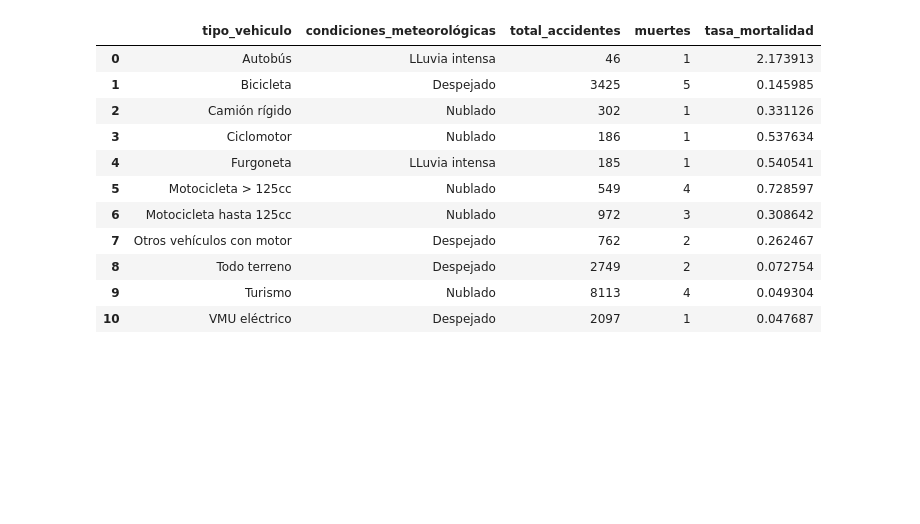
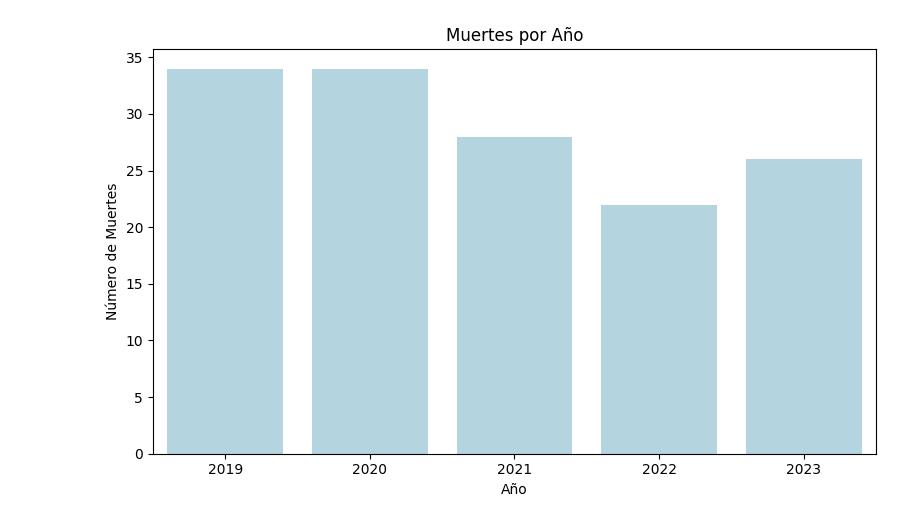
Before and after one commit to Porpi01/Madrid-traffic-accidents-analysis, a Jupyter notebook: Madrid_traffic_accidents.ipynb, the cells around one changed output. Cells and saved outputs as stored; diff of their text form; code cells hidden in the pictures; blank space fills up the shorter version.

```diff
--- a/Madrid_traffic_accidents.ipynb
+++ b/Madrid_traffic_accidents.ipynb
@@ -337,39 +216,14 @@ dtype: float64
-# %%
-# Total accidentes por tipo_vehiculo y clima
-total_accidentes_veh_clima = accidentes.groupby(['tipo_vehiculo', 'condiciones_meteorológicas']).size().reset_index(name='total_accidentes')
-
-# Total muertes por tipo_vehiculo y clima
-muertes_veh_clima = accidentes.groupby(['tipo_vehiculo', 'condiciones_meteorológicas'])['muertes'].sum().reset_index()
-
-# Unir ambos
-datos_veh_clima = total_accidentes_veh_clima.merge(muertes_veh_clima, on=['tipo_vehiculo', 'condiciones_meteorológicas'])
-
-# Calcular tasa mortalidad
-datos_veh_clima['tasa_mortalidad'] = (datos_veh_clima['muertes'] / datos_veh_clima['total_accidentes']) * 100
-
-# Filtrar solo combinaciones con muertes > 0 para centrarse en las peligrosas
-datos_veh_clima = datos_veh_clima[datos_veh_clima['muertes'] > 0]
-
-# Ordenar por tasa mortalidad para destacar riesgos altos
-datos_veh_clima = datos_veh_clima.sort_values(by='tasa_mortalidad', ascending=False)
-
-# Para cada tipo de vehículo, obtener el índice de la fila con la tasa de mortalidad máxima
-idx_max_tasa_por_vehiculo = datos_veh_clima.groupby('tipo_vehiculo')['tasa_mortalidad'].idxmax()
-
-# Seleccionar esas filas
-tasas_max_por_vehiculo = datos_veh_clima.loc[idx_max_tasa_por_vehiculo].reset_index(drop=True)
-
-tasas_max_por_vehiculo
-# %% [output]
-|  | tipo_vehiculo | condiciones_meteorológicas | total_accidentes | muertes | tasa_mortalidad |
-| 0 | Autobús | LLuvia intensa | 46 | 1 | 2.173913 |
-| 1 | Bicicleta | Despejado | 3425 | 5 | 0.145985 |
-| 2 | Camión rígido | Nublado | 302 | 1 | 0.331126 |
-| 3 | Ciclomotor | Nublado | 186 | 1 | 0.537634 |
-| 4 | Furgoneta | LLuvia intensa | 185 | 1 | 0.540541 |
-| 5 | Motocicleta > 125cc | Nublado | 549 | 4 | 0.728597 |
-| 6 | Motocicleta hasta 125cc | Nublado | 972 | 3 | 0.308642 |
-| 7 | Otros vehículos con motor | Despejado | 762 | 2 | 0.262467 |
-| 8 | Todo terreno | Despejado | 2749 | 2 | 0.072754 |
-| 9 | Turismo | Nublado | 8113 | 4 | 0.049304 |
-| 10 | VMU eléctrico | Despejado | 2097 | 1 | 0.047687 |
+# %%
+
+# --- 10. Visualizaciones ---
+
+# 10.1. Muertes Totales por Año
+plt.figure(figsize=(8, 5))
+sns.barplot(data=muertes_anuales, x='año', y='num_muertes', color='lightblue')
+plt.title("Muertes por Año")
+plt.ylabel("Número de Muertes")
+plt.xlabel("Año")
+plt.tight_layout()
+plt.show()
+# %% [output]
+[figure, added]
```
Also changed, not shown: parts of 16 cells of this notebook.
